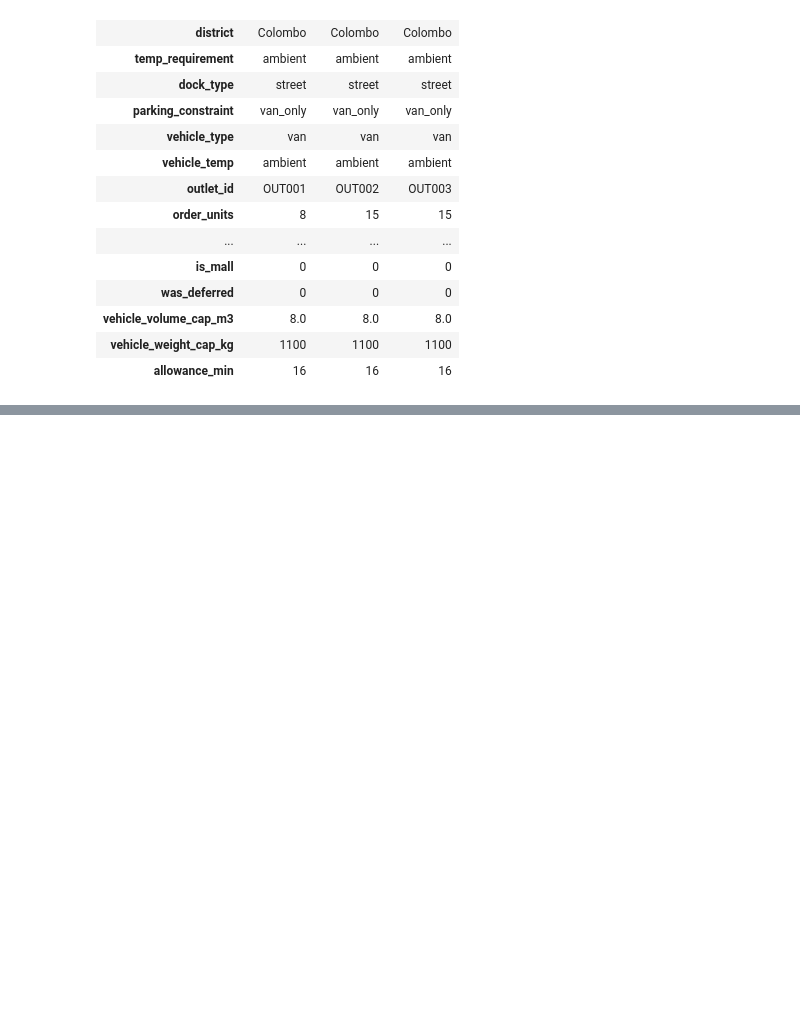
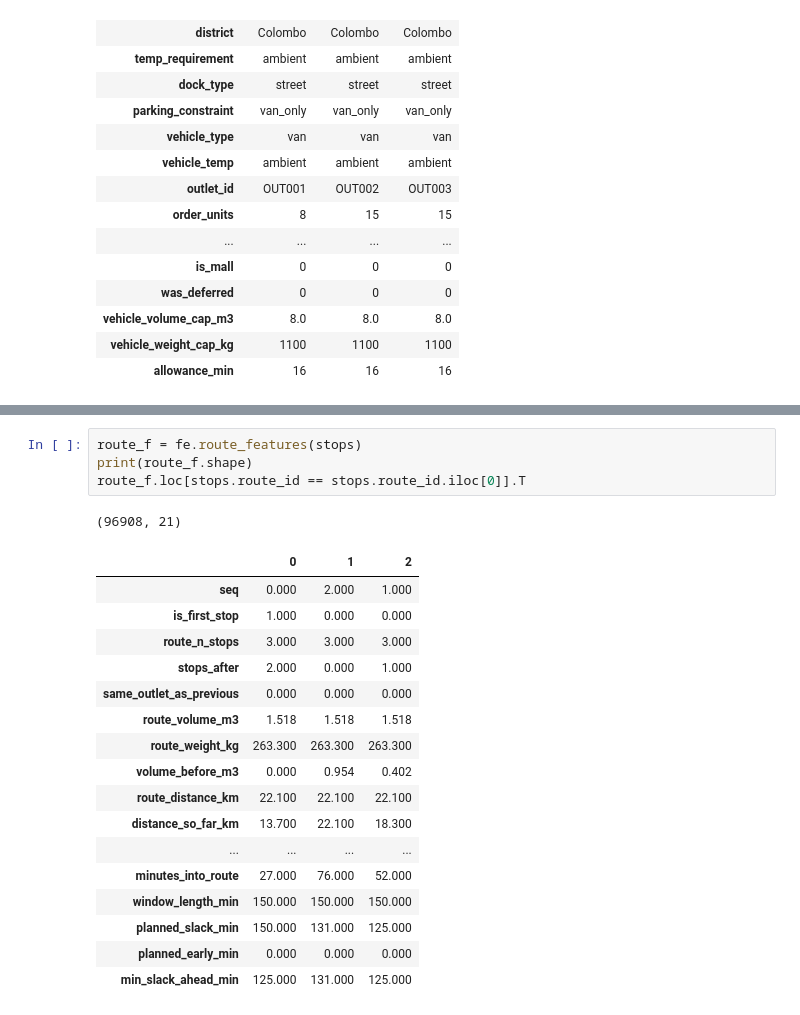
Before and after one commit to sameera-ekanayaka/Xora_Datathon, a Jupyter notebook: notebooks/04_feature_engineering.ipynb, the cells around one changed output, grey strips where cells are left out. Saved outputs shown, nothing was run; the diff lists cells and outputs as text; blank space fills up the shorter version.

```diff
--- a/notebooks/04_feature_engineering.ipynb
+++ b/notebooks/04_feature_engineering.ipynb
@@ -77,0 +88,23 @@ order_f.head(3).T
+# %%
+route_f = fe.route_features(stops)
+print(route_f.shape)
+route_f.loc[stops.route_id == stops.route_id.iloc[0]].T
+# %% [output]
+(96908, 21)
+|  | 0 | 1 | 2 |
+| seq | 0.000 | 2.000 | 1.000 |
+| is_first_stop | 1.000 | 0.000 | 0.000 |
+| route_n_stops | 3.000 | 3.000 | 3.000 |
+| stops_after | 2.000 | 0.000 | 1.000 |
+| same_outlet_as_previous | 0.000 | 0.000 | 0.000 |
+| route_volume_m3 | 1.518 | 1.518 | 1.518 |
+| route_weight_kg | 263.300 | 263.300 | 263.300 |
+| volume_before_m3 | 0.000 | 0.954 | 0.402 |
+| route_distance_km | 22.100 | 22.100 | 22.100 |
+| distance_so_far_km | 13.700 | 22.100 | 18.300 |
+| ... | ... | ... | ... |
+| minutes_into_route | 27.000 | 76.000 | 52.000 |
+| window_length_min | 150.000 | 150.000 | 150.000 |
+| planned_slack_min | 150.000 | 131.000 | 125.000 |
+| planned_early_min | 0.000 | 0.000 | 0.000 |
+| min_slack_ahead_min | 125.000 | 131.000 | 125.000 |
```
Also changed, not shown: parts of 5 cells of this notebook.
